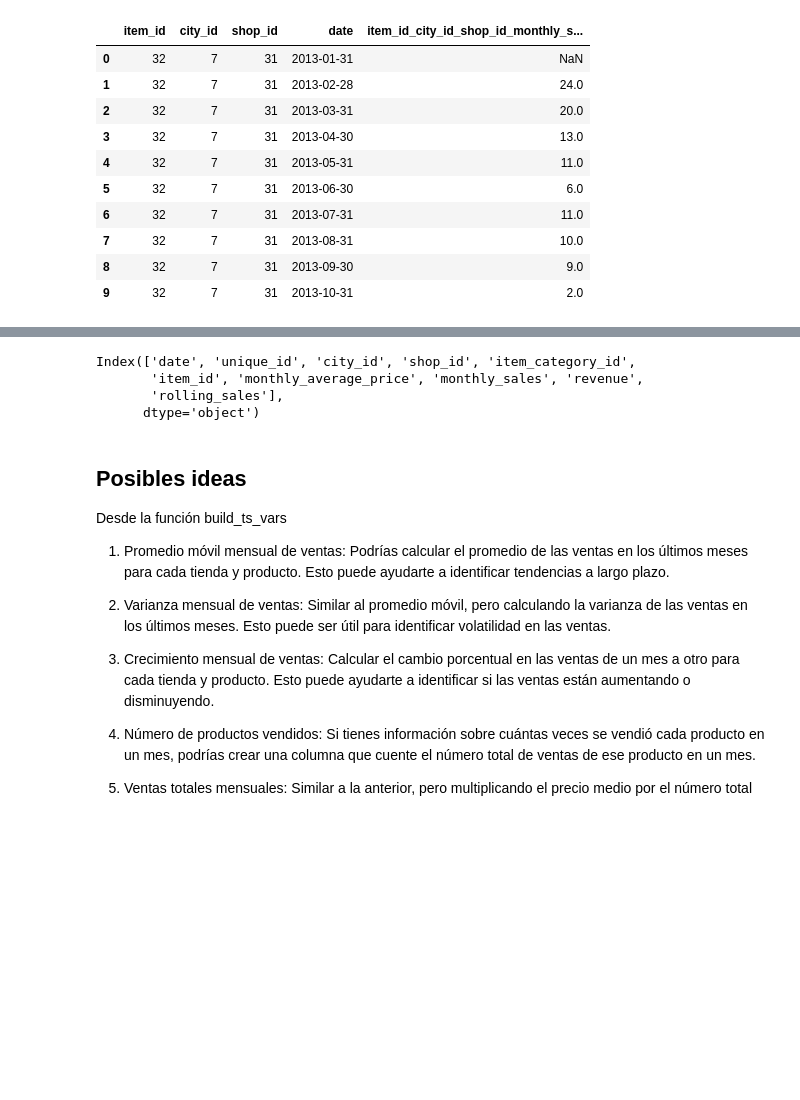
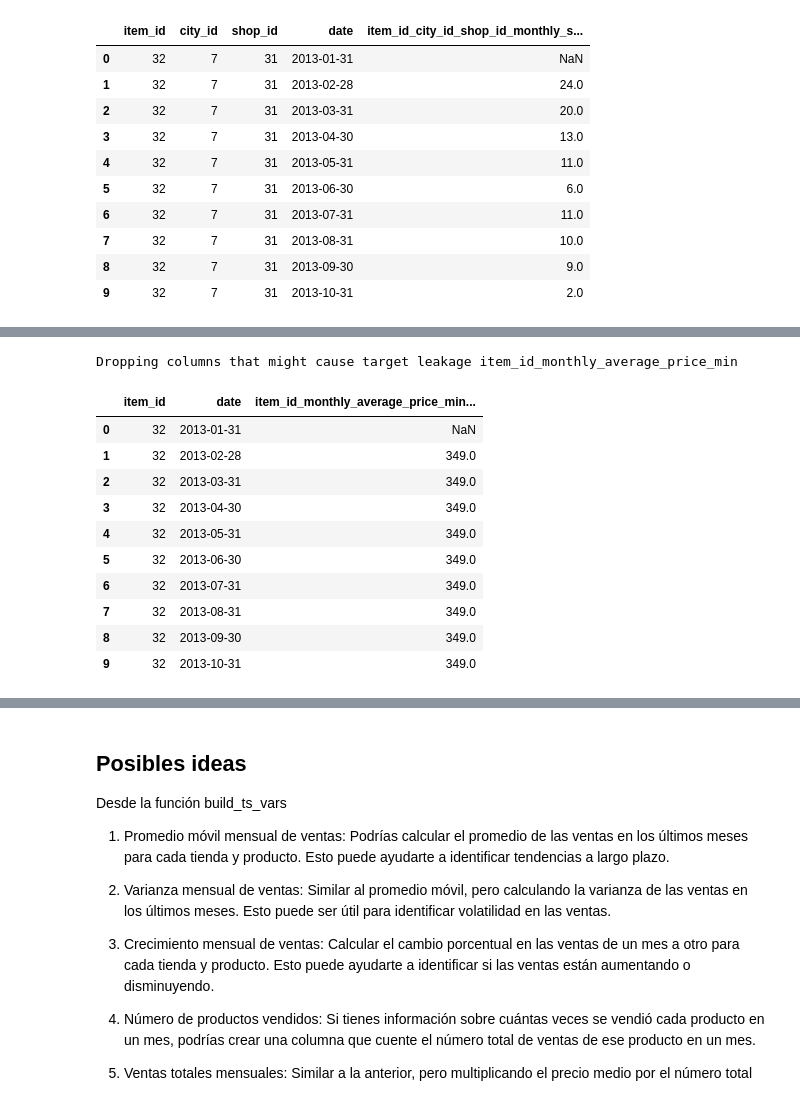
Before and after one commit to MarioMSI/kaggle_challenge_nuclio, a Jupyter notebook: challenge.ipynb, the cells around one changed output, grey strips where cells are left out. Drawn from its saved outputs; the diff is of its cells as text; code cells hidden in the pictures; blank space fills up the shorter version.

```diff
--- a/challenge.ipynb
+++ b/challenge.ipynb
@@ -756,3 +787,34 @@ Dropping columns that might cause target leakage item_id_city_id_shop_id_monthly
+# %%
+GB_LIST6 = ["item_id"]
+TARGET_COLUMN6 = "monthly_average_price"
+AGG_FUNC6 = (np.min)
+AGG_FUNC_NAME6 = "min"
+LAGS = 1
+
+vars_ts_6 = build_ts_vars(
+    df = df,
+    gb_list = GB_LIST6,
+    target_column = TARGET_COLUMN6,
+    agg_func = AGG_FUNC6,
+    agg_func_name =  AGG_FUNC_NAME6,
+    lags=1
+
+)
+
+vars_ts_6.head(10)
+# %% [output]
+Dropping columns that might cause target leakage item_id_monthly_average_price_min
+|  | item_id | date | item_id_monthly_average_price_min... |
+| 0 | 32 | 2013-01-31 | NaN |
+| 1 | 32 | 2013-02-28 | 349.0 |
+| 2 | 32 | 2013-03-31 | 349.0 |
+| 3 | 32 | 2013-04-30 | 349.0 |
+| 4 | 32 | 2013-05-31 | 349.0 |
+| 5 | 32 | 2013-06-30 | 349.0 |
+| 6 | 32 | 2013-07-31 | 349.0 |
+| 7 | 32 | 2013-08-31 | 349.0 |
+| 8 | 32 | 2013-09-30 | 349.0 |
+| 9 | 32 | 2013-10-31 | 349.0 |
 # %%
 df.head()
 # %% [output]
@@ -762,13 +824,6 @@ df.head()
 | 14 | 2013-03-31 | 12_11365 | 16 | 12 | 9 | 11365 | 3252.470238 | 30.0 | ... |
 | 21 | 2013-04-30 | 12_11365 | 16 | 12 | 9 | 11365 | 1590.515152 | 27.0 | ... |
 | 28 | 2013-05-31 | 12_11365 | 16 | 12 | 9 | 11365 | 1447.531250 | 30.0 | ... |
-# %%
-df.columns
-# %% [output]
-Index(['date', 'unique_id', 'city_id', 'shop_id', 'item_category_id',
-       'item_id', 'monthly_average_price', 'monthly_sales', 'revenue',
-       'rolling_sales'],
-      dtype='object')
 # %% [markdown]
 ## Posibles ideas
 
```
Also changed, not shown: parts of 11 cells of this notebook.
